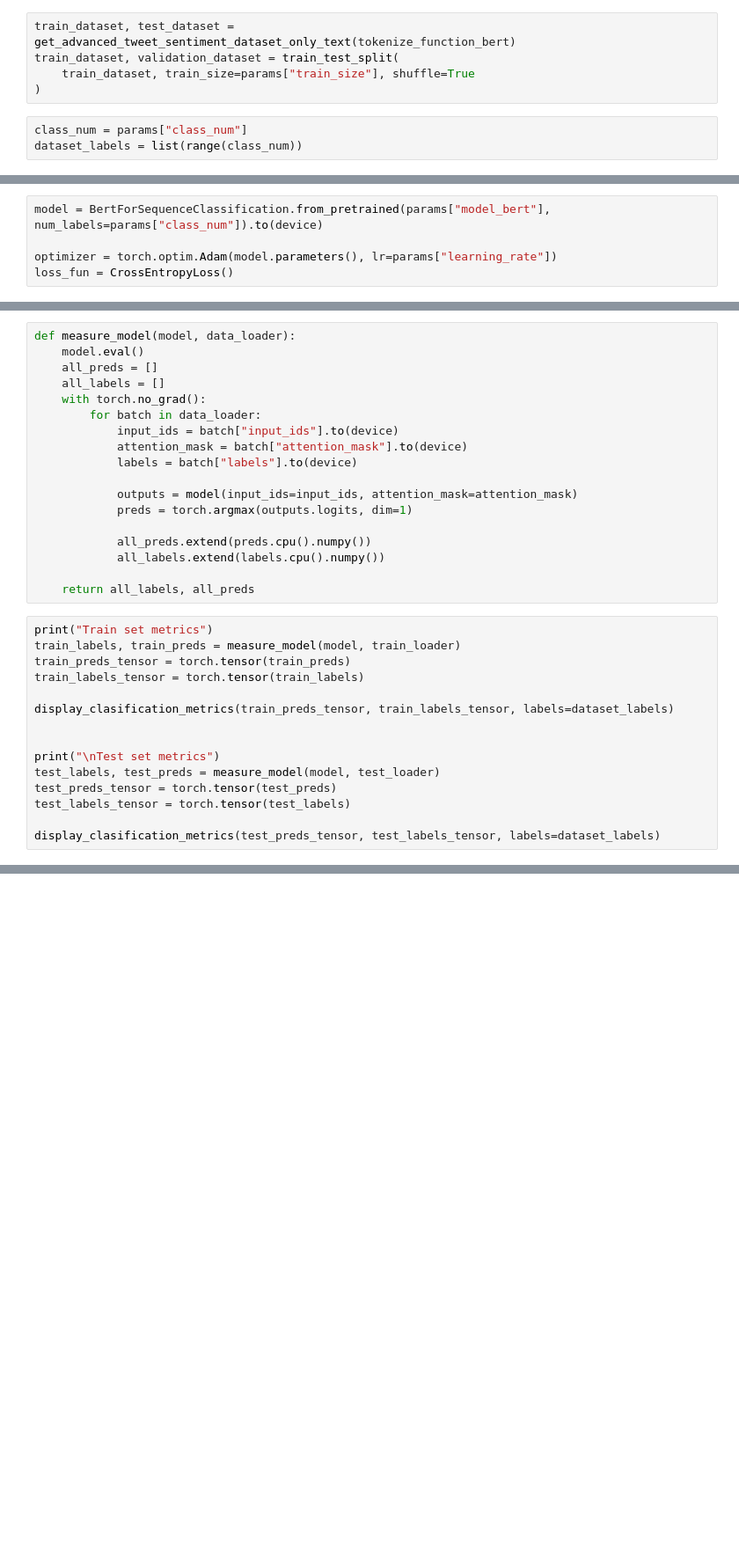
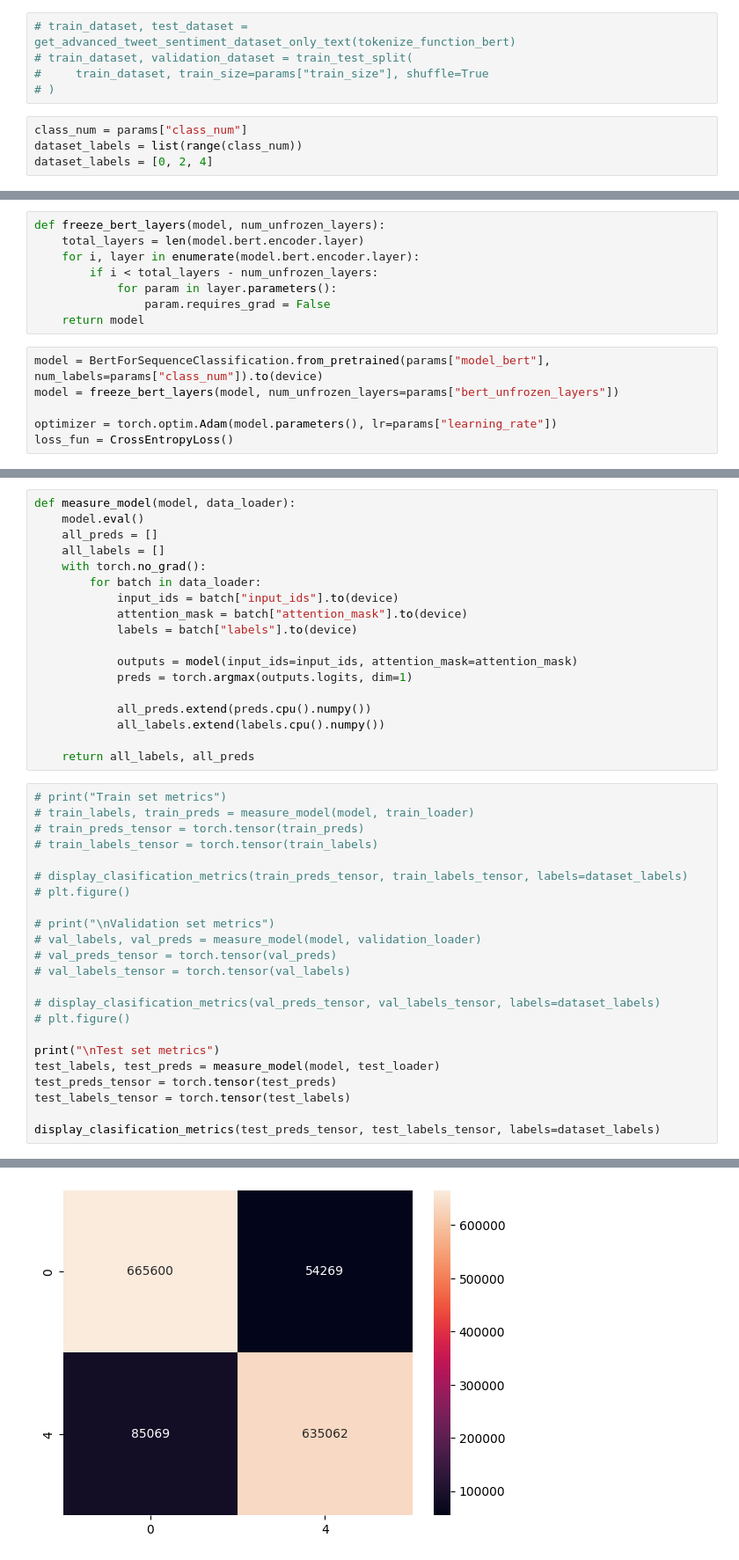
Before and after one commit to mikic202/NLP-2025, a Jupyter notebook: transformers_analyzer.ipynb, the cells around one changed output, grey strips where cells are left out. Shown at 88% size. Cells and saved outputs as stored; diff of their text form; blank space fills up the shorter version.

Commit message:
changed bert models

```diff
--- a/transformers_analyzer.ipynb
+++ b/transformers_analyzer.ipynb
@@ -75,19 +59,29 @@ train_dataset, validation_dataset = train_test_split(
     train_dataset, train_size=params["train_size"], shuffle=True
 )
 # %%
-train_dataset, test_dataset = get_advanced_tweet_sentiment_dataset_only_text(tokenize_function_bert)
-train_dataset, validation_dataset = train_test_split(
-    train_dataset, train_size=params["train_size"], shuffle=True
-)
+# train_dataset, test_dataset = get_advanced_tweet_sentiment_dataset_only_text(tokenize_function_bert)
+# train_dataset, validation_dataset = train_test_split(
+#     train_dataset, train_size=params["train_size"], shuffle=True
+# )
 # %%
 class_num = params["class_num"]
 dataset_labels = list(range(class_num))
+dataset_labels = [0, 2, 4]
 # %%
 train_loader = DataLoader(train_dataset, batch_size=params["batch_size"], shuffle=True, collate_fn=pad_collate_bert)
 validation_loader = DataLoader(validation_dataset, batch_size=params["batch_size"], shuffle=False, collate_fn=pad_collate_bert)
 test_loader = DataLoader(test_dataset, batch_size=params["batch_size"], shuffle=False, collate_fn=pad_collate_bert)
+# %%
+def freeze_bert_layers(model, num_unfrozen_layers):
+    total_layers = len(model.bert.encoder.layer)
+    for i, layer in enumerate(model.bert.encoder.layer):
+        if i < total_layers - num_unfrozen_layers:
+            for param in layer.parameters():
+                param.requires_grad = False
+    return model
 # %%
 model = BertForSequenceClassification.from_pretrained(params["model_bert"], num_labels=params["class_num"]).to(device)
+model = freeze_bert_layers(model, num_unfrozen_layers=params["bert_unfrozen_layers"])
 
 optimizer = torch.optim.Adam(model.parameters(), lr=params["learning_rate"])
 loss_fun = CrossEntropyLoss()
@@ -149,13 +145,21 @@ def measure_model(model, data_loader):
 
     return all_labels, all_preds
 # %%
-print("Train set metrics")
-train_labels, train_preds = measure_model(model, train_loader)
-train_preds_tensor = torch.tensor(train_preds)
-train_labels_tensor = torch.tensor(train_labels)
+# print("Train set metrics")
+# train_labels, train_preds = measure_model(model, train_loader)
+# train_preds_tensor = torch.tensor(train_preds)
+# train_labels_tensor = torch.tensor(train_labels)
 
-display_clasification_metrics(train_preds_tensor, train_labels_tensor, labels=dataset_labels)
+# display_clasification_metrics(train_preds_tensor, train_labels_tensor, labels=dataset_labels)
+# plt.figure()
 
+# print("\nValidation set metrics")
+# val_labels, val_preds = measure_model(model, validation_loader)
+# val_preds_tensor = torch.tensor(val_preds)
+# val_labels_tensor = torch.tensor(val_labels)
+
+# display_clasification_metrics(val_preds_tensor, val_labels_tensor, labels=dataset_labels)
+# plt.figure()
 
 print("\nTest set metrics")
 test_labels, test_preds = measure_model(model, test_loader)
@@ -163,3 +167,4 @@ test_preds_tensor = torch.tensor(test_preds)
 test_labels_tensor = torch.tensor(test_labels)
 
 display_clasification_metrics(test_preds_tensor, test_labels_tensor, labels=dataset_labels)
+# %% [output]
@@ -165,0 +185 @@ display_clasification_metrics(test_preds_tensor, test_labels_tensor, labels=data
+[figure, added]
```
Also changed, not shown: parts of 7 cells of this notebook, 1 other file.
